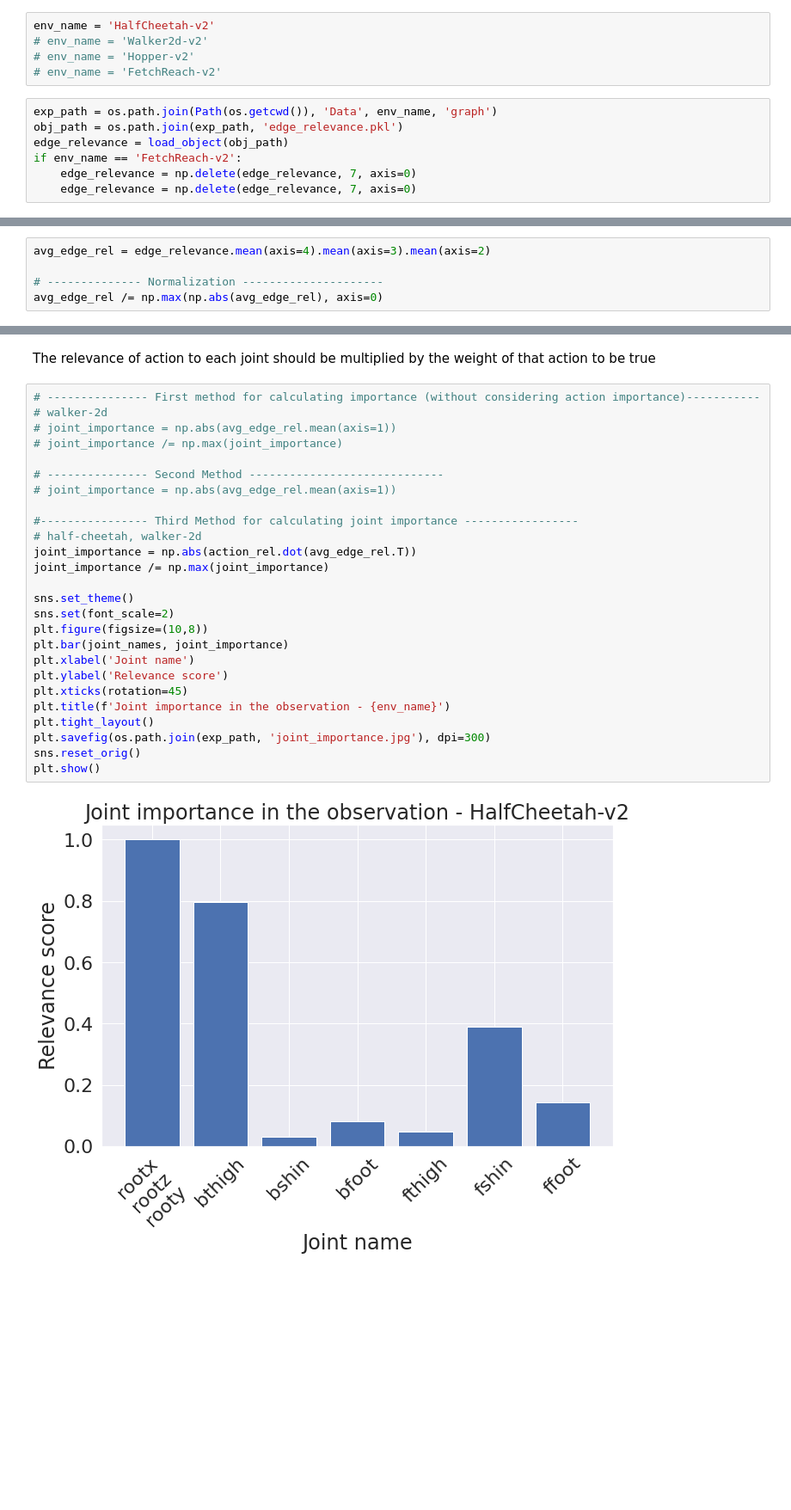
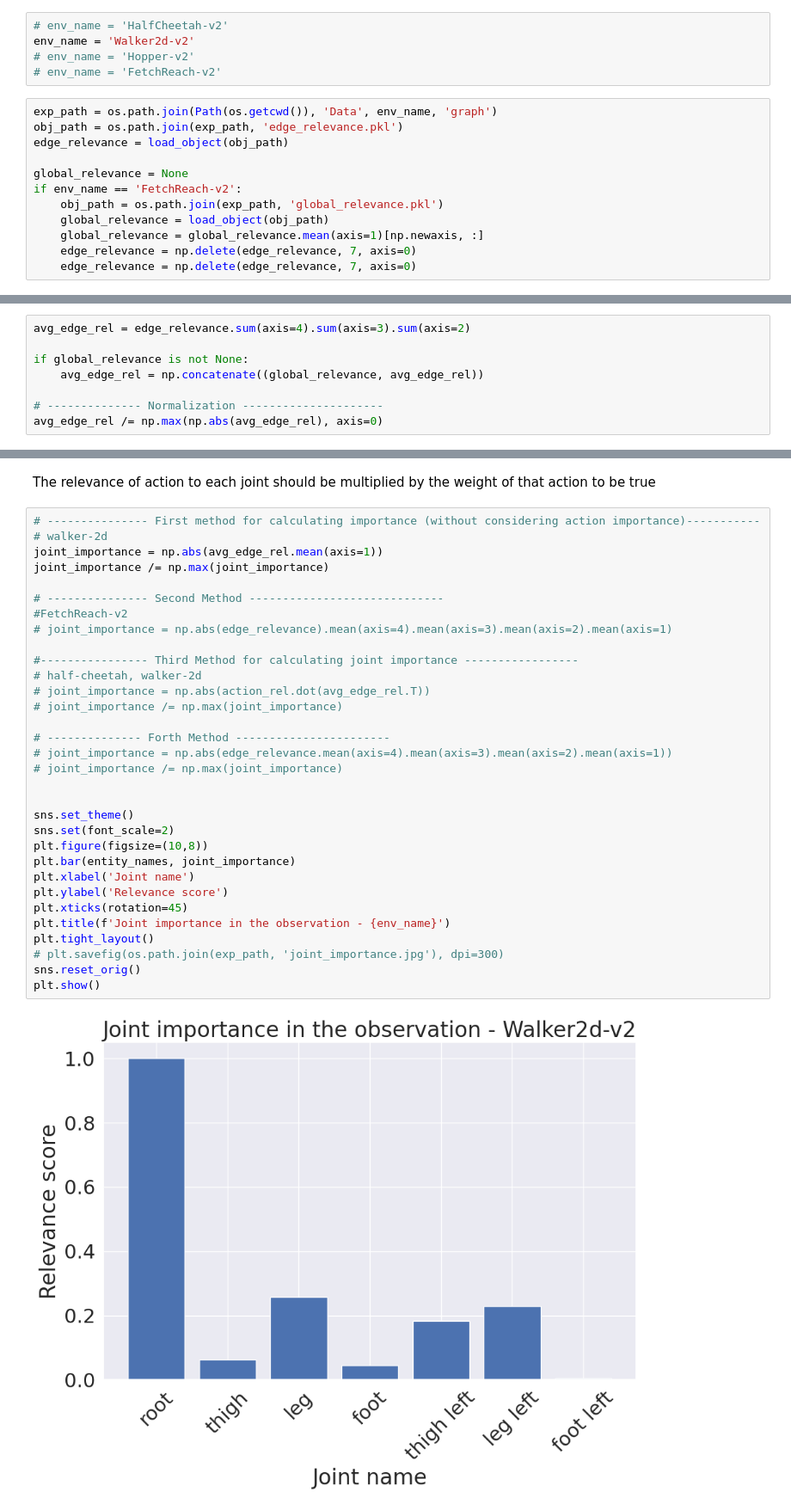
Before and after one commit to MehranTaghian/SAC_GCN, a Jupyter notebook: evaulate.ipynb, the cells around one changed output, grey strips where cells are left out. Shown at 86% size. Cells and saved outputs as stored; diff of their text form; blank space fills up the shorter version.

Commit message:
plotting file updated

```diff
--- a/evaulate.ipynb
+++ b/evaulate.ipynb
@@ -12,15 +12,20 @@ import matplotlib.pyplot as plt
 import seaborn as sns
 import matplotlib.style as style
 # %%
-env_name = 'HalfCheetah-v2'
-# env_name = 'Walker2d-v2'
+# env_name = 'HalfCheetah-v2'
+env_name = 'Walker2d-v2'
 # env_name = 'Hopper-v2'
 # env_name = 'FetchReach-v2'
 # %%
 exp_path = os.path.join(Path(os.getcwd()), 'Data', env_name, 'graph')
 obj_path = os.path.join(exp_path, 'edge_relevance.pkl')
 edge_relevance = load_object(obj_path)
+
+global_relevance = None
 if env_name == 'FetchReach-v2':
+    obj_path = os.path.join(exp_path, 'global_relevance.pkl')
+    global_relevance = load_object(obj_path)
+    global_relevance = global_relevance.mean(axis=1)[np.newaxis, :]
     edge_relevance = np.delete(edge_relevance, 7, axis=0)
     edge_relevance = np.delete(edge_relevance, 7, axis=0)
 # %%
@@ -95,5 +93,8 @@ Since the scores for each action is different according to the probability, we n
 # %%
-avg_edge_rel = edge_relevance.mean(axis=4).mean(axis=3).mean(axis=2)
+avg_edge_rel = edge_relevance.sum(axis=4).sum(axis=3).sum(axis=2)
+
+if global_relevance is not None:
+    avg_edge_rel = np.concatenate((global_relevance, avg_edge_rel))
 
 # -------------- Normalization ---------------------
 avg_edge_rel /= np.max(np.abs(avg_edge_rel), axis=0)
@@ -137,28 +139,34 @@ The relevance of action to each joint should be multiplied by the weight of that
 # %%
 # --------------- First method for calculating importance (without considering action importance)-----------
 # walker-2d
-# joint_importance = np.abs(avg_edge_rel.mean(axis=1))
-# joint_importance /= np.max(joint_importance)
+joint_importance = np.abs(avg_edge_rel.mean(axis=1))
+joint_importance /= np.max(joint_importance)
 
 # --------------- Second Method -----------------------------
-# joint_importance = np.abs(avg_edge_rel.mean(axis=1))
+#FetchReach-v2
+# joint_importance = np.abs(edge_relevance).mean(axis=4).mean(axis=3).mean(axis=2).mean(axis=1)
 
 #---------------- Third Method for calculating joint importance -----------------
 # half-cheetah, walker-2d
-joint_importance = np.abs(action_rel.dot(avg_edge_rel.T))
-joint_importance /= np.max(joint_importance)
+# joint_importance = np.abs(action_rel.dot(avg_edge_rel.T))
+# joint_importance /= np.max(joint_importance)
+
+# -------------- Forth Method -----------------------
+# joint_importance = np.abs(edge_relevance.mean(axis=4).mean(axis=3).mean(axis=2).mean(axis=1))
+# joint_importance /= np.max(joint_importance)
+
 
 sns.set_theme()
 sns.set(font_scale=2)
 plt.figure(figsize=(10,8))
-plt.bar(joint_names, joint_importance)
+plt.bar(entity_names, joint_importance)
 plt.xlabel('Joint name')
 plt.ylabel('Relevance score')
 plt.xticks(rotation=45)
 plt.title(f'Joint importance in the observation - {env_name}')
 plt.tight_layout()
-plt.savefig(os.path.join(exp_path, 'joint_importance.jpg'), dpi=300)
+# plt.savefig(os.path.join(exp_path, 'joint_importance.jpg'), dpi=300)
 sns.reset_orig()
 plt.show()
 # %% [output]
-[figure, old version]
+[figure, new version]
```
Also changed, not shown: parts of 7 cells of this notebook, 3 other files.
